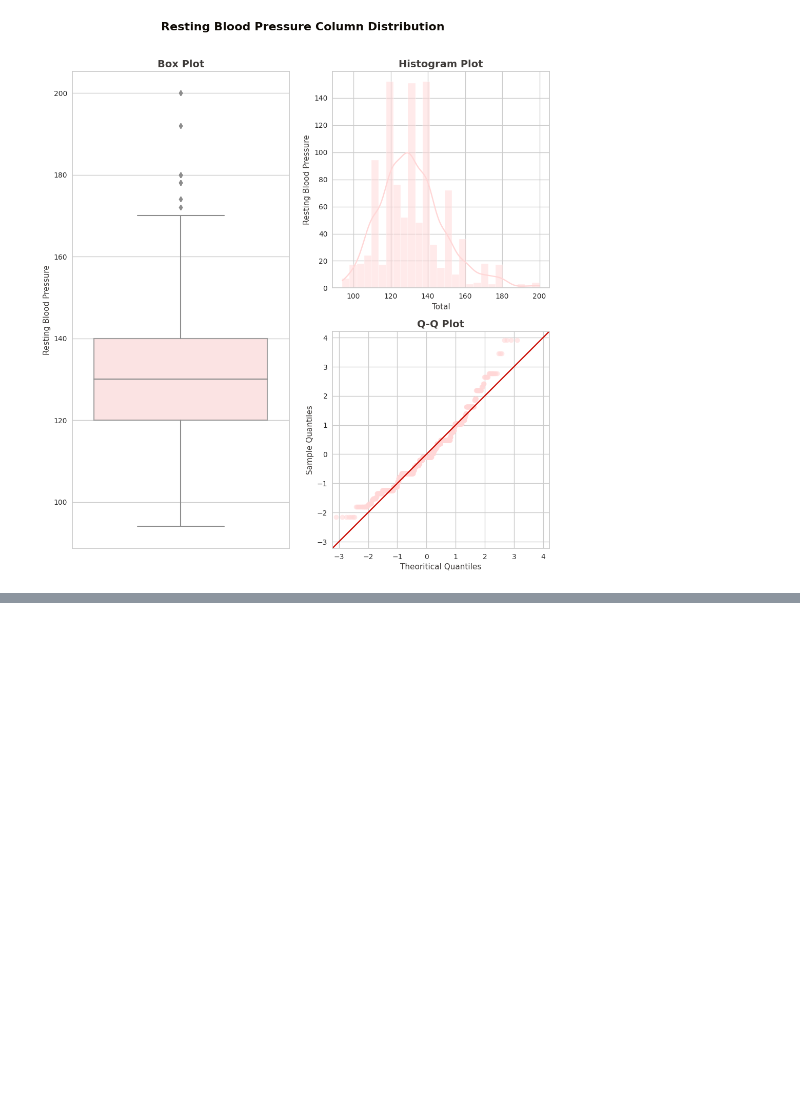
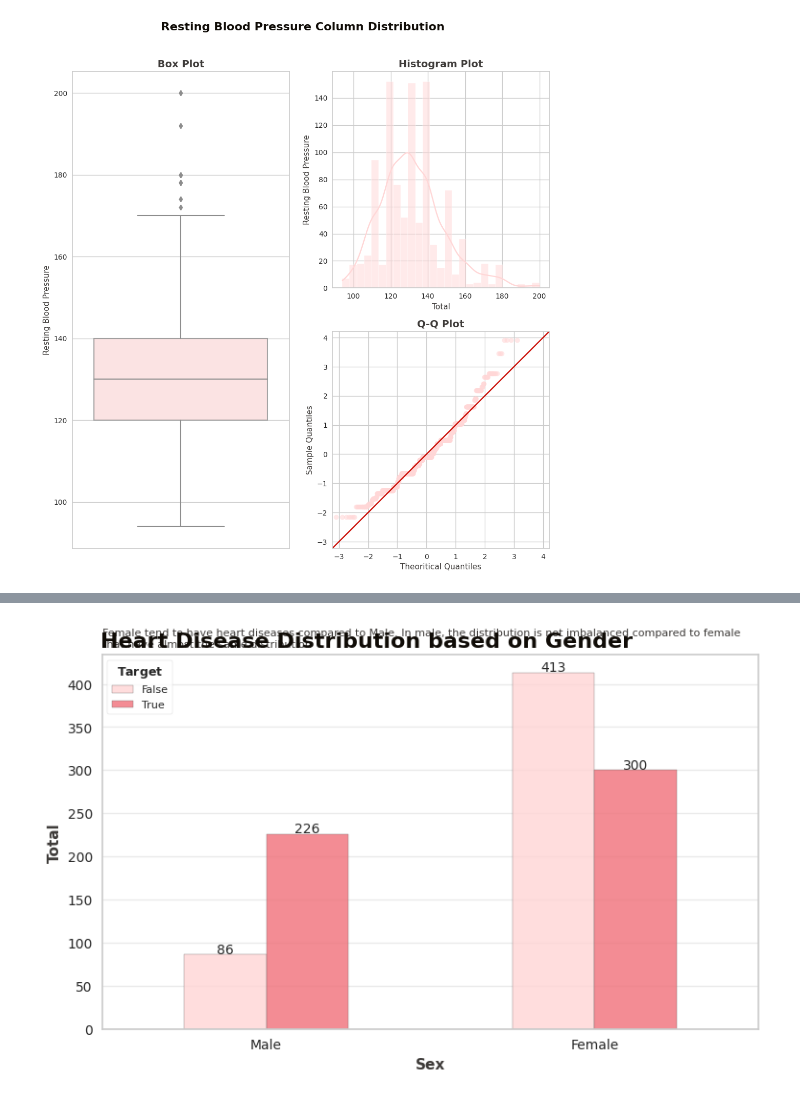
Before and after one commit to zuzanadostalova/Heart_disease_dataset, a Jupyter notebook: Heart_disease_EDA_ML.ipynb, the cells around one changed output, grey strips where cells are left out. Saved outputs shown, nothing was run; the diff lists cells and outputs as text; code cells hidden in the pictures; blank space fills up the shorter version.

```diff
--- a/Heart_disease_EDA_ML.ipynb
+++ b/Heart_disease_EDA_ML.ipynb
@@ -737,0 +899,33 @@ Kurtosis: 0.991
+# %%
+# --- Labels Settings ---
+labels = ['False', 'True']
+label_gender = np.array([0, 1])
+label_gender2 = ['Male', 'Female']
+
+# --- Creating Bar Chart ---
+ax = pd.crosstab(df.sex, df.target).plot(kind='bar', figsize=(8, 5),
+                                         color=color_mix[2:4],
+                                         edgecolor=black_grad[2], alpha=0.85)
+# --- Bar Chart Settings ---
+for rect in ax.patches:
+    ax.text (rect.get_x()+rect.get_width()/2,
+             rect.get_height()+1.25,rect.get_height(),
+             horizontalalignment='center', fontsize=10)
+
+plt.suptitle('Heart Disease Distribution based on Gender', fontweight='heavy',
+             x=0.065, y=0.98, ha='left', fontsize='16', fontfamily='sans-serif',
+             color=black_grad[0])
+plt.title('Female tend to have heart diseases compared to Male. In male, the distribution is not imbalanced compared to female\nthat have almost the same distribution',
+          fontsize='8', fontfamily='sans-serif', loc='left', color=black_grad[1])
+plt.tight_layout(rect=[0, 0.04, 1, 1.025])
+plt.xlabel('Sex', fontfamily='sans-serif', fontweight='bold',
+           color=black_grad[1])
+plt.ylabel('Total', fontfamily='sans-serif', fontweight='bold',
+           color=black_grad[1])
+plt.xticks(label_gender, label_gender2, rotation=0)
+plt.grid(axis='y', alpha=0.4)
+plt.grid(axis='x', alpha=0)
+plt.legend(labels=labels, title='$\\bf{Target}$', fontsize='8',
+           title_fontsize='9', loc='upper left', frameon=True);
+# %% [output]
+[figure, added]
```
Also changed, not shown: parts of 28 cells of this notebook.
